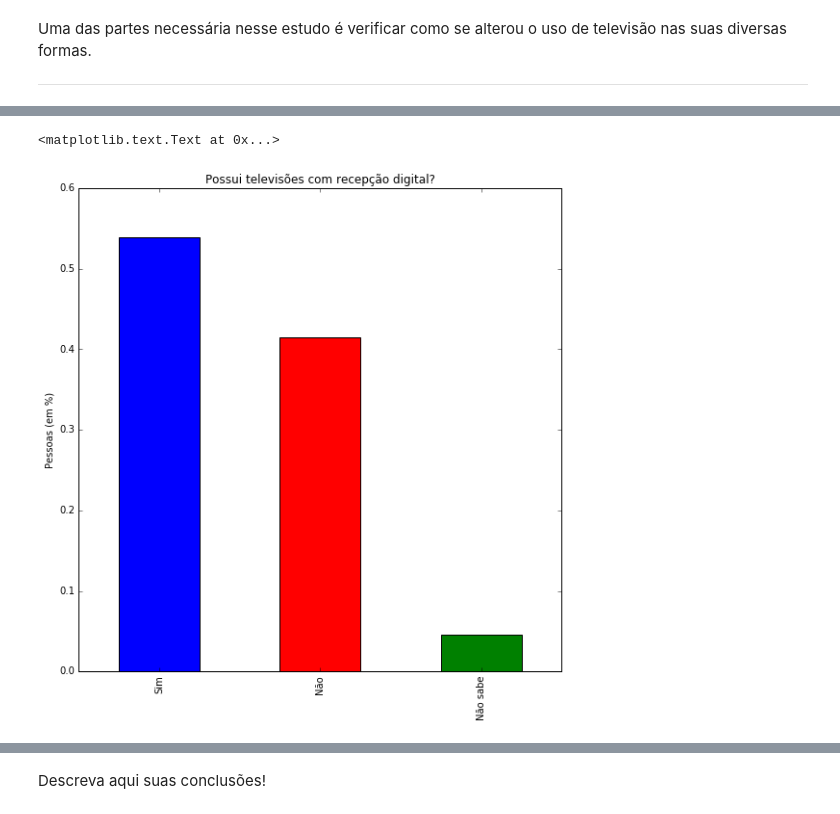
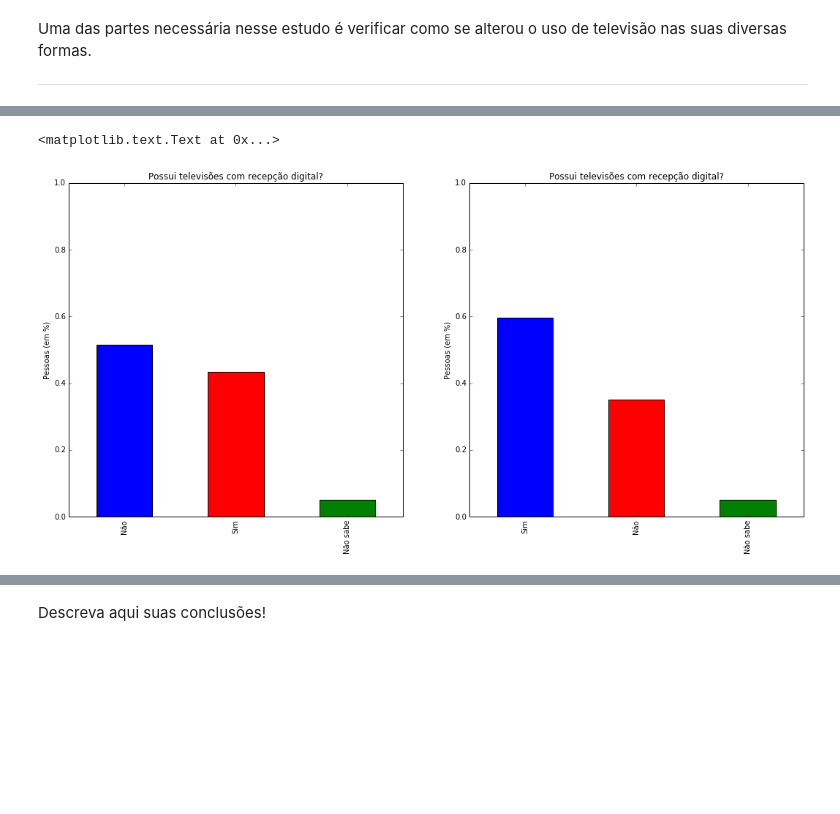
Before and after one commit to pamplonamatheus/Dados, a Jupyter notebook: projeto1/Projeto1 Layout.ipynb, the cells around one changed output, grey strips where cells are left out. Drawn from its saved outputs; the diff is of its cells as text; code cells hidden in the pictures; blank space fills up the shorter version.

```diff
--- a/projeto1/Projeto1 Layout.ipynb
+++ b/projeto1/Projeto1 Layout.ipynb
@@ -105,5 +120,10 @@ dadossp13.usapc.cat.categories = ('Sim','Não')
 dadossp15.usacel.cat.categories = ('Sim','Não')
 dadossp13.usacel.cat.categories = ('Sim','Não')
 
+dadossp13.digital.cat.categories = ('Sim','Não','Não sabe')
+dadossp15.digital.cat.categories = ('Sim','Não','Não sabe')
+
 d1 =  dadossp13.dropna(subset = ['tresg', 'celular', 'usapc', 'usacel'])
 d2 =  dadossp15.dropna(subset = ['tresg', 'celular', 'usapc', 'usacel'])
+d3 =  dadossp13.dropna(subset = ['tubo', 'digital','V4614'])
+d4 =  dadossp15.dropna(subset = ['tubo', 'digital','V4614'])
@@ -193,3 +199,7 @@ plt.ylabel('Freq.Relativa 2015(em%)')
 
 [Gráfico 4: acesso a internet 3G e 4G] Com essa informação é possível concluir que o crescimento é muito rápido nesses anos que se passam, com um crescimento relativo de mais de 10% em apenas dois anos.
 ______________________
+# %%
+faixa5 = arange(20,10000,1000)
+# %%
+d3.V4614 = pd.cut(d3.V4614, faixa5, False)
@@ -252,7 +229,12 @@ d2 =  dadossp13.dropna(subset = ['tresg', 'celular', 'usapc', 'usacel', 'tubo',
 # %%
-plot2= d1.digital.value_counts(True).plot.bar(title='Possui televisões com recepção digital?',figsize=(9,9), color=('b','r','g','y','m'))
+plt.subplot(221)
+plot2= d3.digital.value_counts(True).plot.bar(title='Possui televisões com recepção digital?',figsize=(18,18), ylim = (0,1.0),color=('b','r','g','y','m'))
 plt.ylabel('Pessoas (em %)')
+
+plt.subplot(222)
+plot3= d4.digital.value_counts(True).plot.bar(title='Possui televisões com recepção digital?',figsize=(18,18), ylim = (0,1.0),color=('b','r','g','y','m'))
+plt.ylabel('Pessoas (em %)')
 # %% [output]
 <matplotlib.text.Text at 0x...>
-[figure, old version]
+[figure, new version]
 # %%
```
Also changed, not shown: parts of 31 cells of this notebook.
